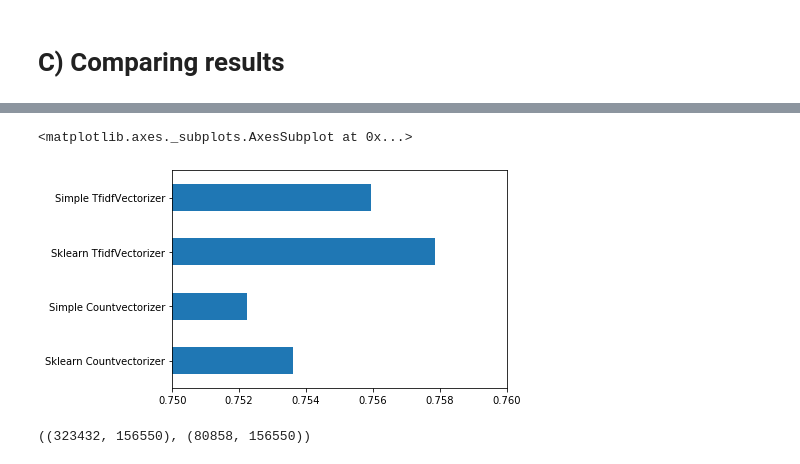
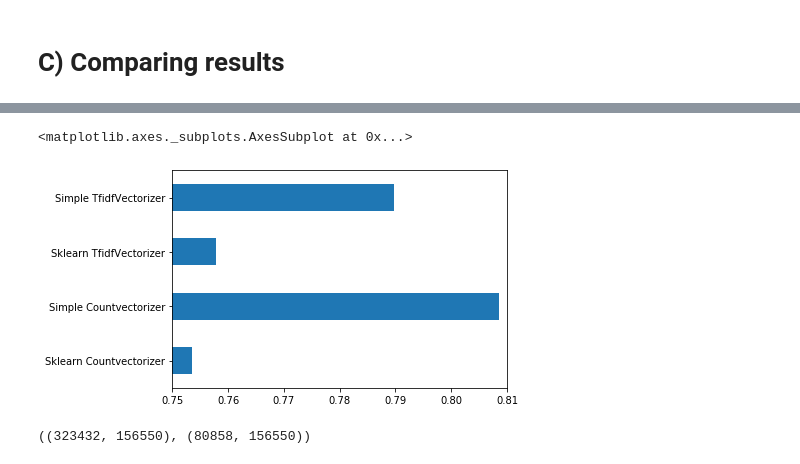
Before and after one commit to jordisc97/NLP-Assignment-1, a Jupyter notebook: 00_Base_Alex.ipynb, the cells around one changed output, grey strips where cells are left out. Drawn from its saved outputs; the diff is of its cells as text; code cells hidden in the pictures.

```diff
--- a/00_Base_Alex.ipynb
+++ b/00_Base_Alex.ipynb
@@ -95,6 +152,6 @@ X_tr_q1q2.shape, X_te_q1q2.shape
 # %% [output]
 ((323432, 156550), (80858, 156550))
 # %%
-logistic = LogisticRegression(solver="liblinear")
+logistic = LogisticRegression(solver="liblinear",verbose=1, max_iter=100)
 logistic.fit(X_tr_q1q2, y_train)
 # %% [output]
@@ -260,5 +379,8 @@ class SimpleCountVectorizer(sklearn.base.BaseEstimator, sklearn.base.Transformer
 # %%
-count_vect_simple = SimpleCountVectorizer()
+count_vect_simple = SimpleCountVectorizer(
+    doc_cleaner_func=my_doc_cleaner,
+    tokenizer_func=my_tokenizer_func
+)
 simple_vect = count_vect_simple.fit(all_questions_train)
 simple_vect
 # %% [output]
@@ -278,8 +402,8 @@ SimpleCountVectorizer(doc_cleaner_func=None, doc_cleaner_pattern='[^a-zA-Z]',
 #acc_test_1 = logistic.score(X_te_q1q2_simple, y_test)
 #acc_train_1 , acc_test_1
 # %%
-acc_train_1 = 0.8086862153404735
-acc_test_1 = 0.7522323084914294
+acc_train_1 = 0.9963670879813995
+acc_test_1 = 0.8085285314996661
 # %% [markdown]
 # B) TfidfVectorizers
 # %% [markdown]
@@ -484,9 +610,9 @@ df_results
 # %%
 %matplotlib inline
-df_results.T["test"].plot(kind="barh", xlim=(0.75,0.76))
+df_results.T["test"].plot(kind="barh", xlim=(0.75,0.81))
 # %% [output]
 <matplotlib.axes._subplots.AxesSubplot at 0x...>
-[figure, old version]
+[figure, new version]
 # %%
 X_tr_q1q2.shape, X_te_q1q2.shape, #X_tr_q1q2_simple.shape, X_te_q1q2_simple.shape
 # %% [output]
```
Also changed, not shown: parts of 13 cells of this notebook.
